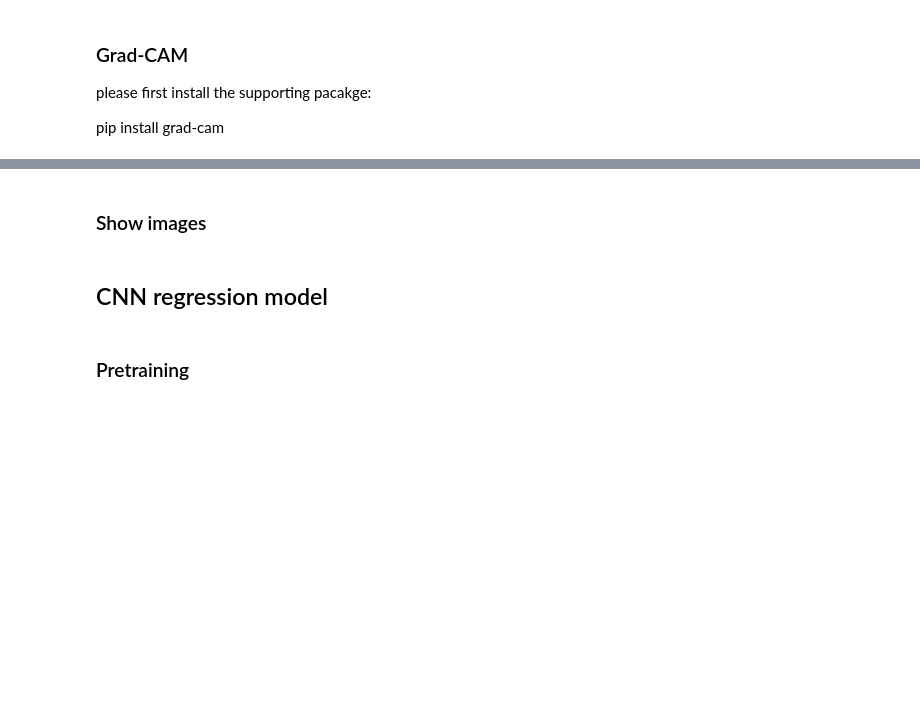
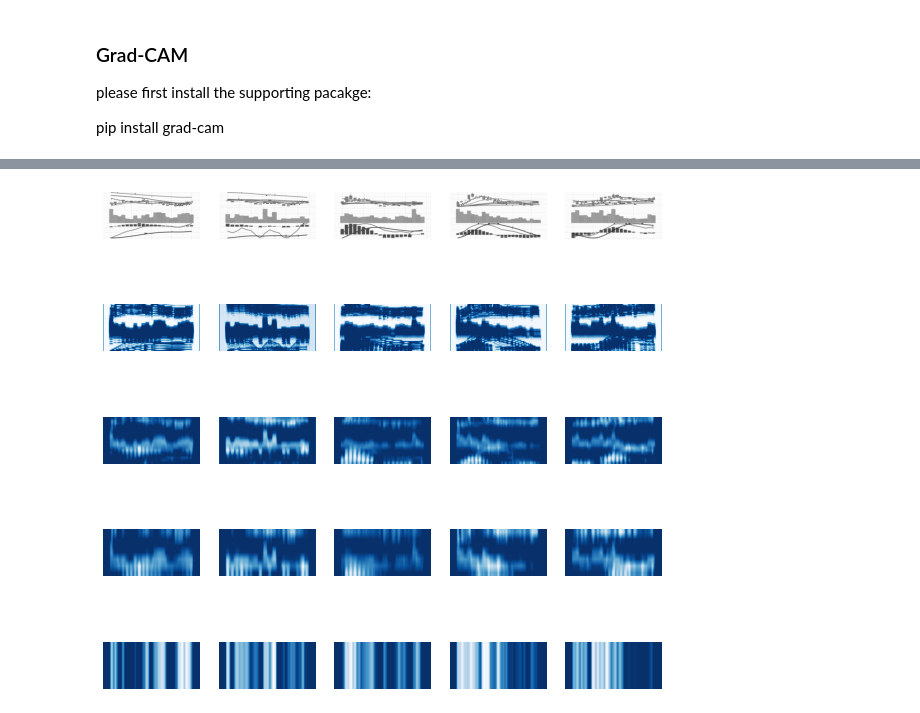
Before and after one commit to Justinshy-1999/group11_project, a Jupyter notebook: group11.ipynb, the cells around one changed output, grey strips where cells are left out. Cells and saved outputs as stored; diff of their text form; code cells hidden in the pictures; blank space fills up the shorter version.

```diff
--- a/group11.ipynb
+++ b/group11.ipynb
@@ -1319,22 +529,23 @@ from pytorch_grad_cam import GradCAM # or ScoreCAM, GradCAMPlusPlus, AblationCAM
 from pytorch_grad_cam.utils.image import show_cam_on_image
 
 
-batch_size = 64
+batch_size = 1
 epoch = 15
 lr = 1e-3
 wd =  5e-4
 
-train_x  = np.load('dataset/train_x.npy')
-train_y = np.load('dataset/train_y.npy')
-val_x , val_y = np.load('dataset/val_x.npy'), np.load('dataset/val_y.npy')
-trainset = dataset.NpyDataset(train_x , train_y )
-valset = dataset.NpyDataset(val_x , val_y)
+train_x  = np.load('train_x.npy')
+train_y = np.load('train_y.npy')
+val_x , val_y = np.load('val_x.npy'), np.load('val_y.npy')
+trainset = ImgDataset(train_x , train_y )
+valset = ImgDataset(val_x , val_y)
 model_name = 'weight.pth'
-train_loader = DataLoader(dataset=trainset, batch_size=batch_size, shuffle=True, num_workers=4,
+train_loader = DataLoader(dataset=trainset, batch_size=batch_size, shuffle=True, num_workers=0,
                 pin_memory=True, drop_last=True)
-val_loader = DataLoader(dataset=valset, batch_size=batch_size, shuffle=False, num_workers=4,
+val_loader = DataLoader(dataset=valset, batch_size=batch_size, shuffle=False, num_workers=0,
                 pin_memory=True, drop_last=True)
 
+print(valset)
 device = 'cpu'
 
 #load the trained model. Here we assume the weight has been saved
@@ -1346,8 +576,7 @@ model.eval()
 # find 5 images that are classified as 1 or 0
 
 
-
-classification_object = 0 # or let classification_object = 1 to get another bunch of images
+classification_object = 1 # or let classification_object = 1 to get another bunch of images
 image_list = []
 label_list = []
 counter = 0
@@ -1359,6 +588,7 @@ for iter, pack in enumerate(val_loader):
     _, pred = logits.max(1)
     class_list = data[pred==classification_object,]
     if class_list.size(0) > 0:
+        print(class_list)
         obj = class_list[random.randrange(class_list.size(0)),]
         counter = counter+1
     image_list.append(obj)
@@ -1397,4 +627,9 @@ cam_3 = GradCAM(model=model, target_layers=target_layer_3, use_cuda=False)
 # You can also pass aug_smooth=True and eigen_smooth=True, to apply smoothing.
 grayscale_cam_3 = cam_3(input_tensor=input_tensors, targets=None ,aug_smooth=aug_smooth,eigen_smooth=eigen_smooth)
 
-camera = torch.cat((image_list[:,0,], torch.from_numpy(grayscale_cam_1),torch.from_numpy(grayscale_cam_2),torch.from_numpy(grayscale_cam_3)),0)
+target_layer_4 = [model.layer4[-1]]
+cam_4 = GradCAM(model=model, target_layers=target_layer_4, use_cuda=False)
+# You can also pass aug_smooth=True and eigen_smooth=True, to apply smoothing.
+grayscale_cam_4 = cam_4(input_tensor=input_tensors, targets=None ,aug_smooth=aug_smooth,eigen_smooth=eigen_smooth)
+
+camera = torch.cat((image_list[:,0,], torch.from_numpy(grayscale_cam_1),torch.from_numpy(grayscale_cam_2),torch.from_numpy(grayscale_cam_3),torch.from_numpy(grayscale_cam_4)),0)
@@ -1401,20 +654,18 @@ camera = torch.cat((image_list[:,0,], torch.from_numpy(grayscale_cam_1),torch.fr
-# %% [markdown]
-### Show images
 # %%
 # show multiple images
 
 
 fig = plt.figure(figsize=(10, 10))
 columns = 5
-rows = 4
+rows = 5
 for i in range(0, columns*rows ):
     fig.add_subplot(rows, columns, i+1)
     plt.axis('off')
     if i<= 4:
         plt.imshow(camera[i,],cmap="gray")
     else:
         plt.imshow(camera[i,],cmap="Blues_r")
 plt.savefig('4x5.png',format='png')
 plt.show()
+# %% [output]
+[figure, added]
-# %% [markdown]
-## CNN regression model
@@ -1509,2 +671,0 @@ class ConvNet(nn.Module):
-# %% [markdown]
-### Pretraining
```
Also changed, not shown: parts of 64 cells of this notebook.
